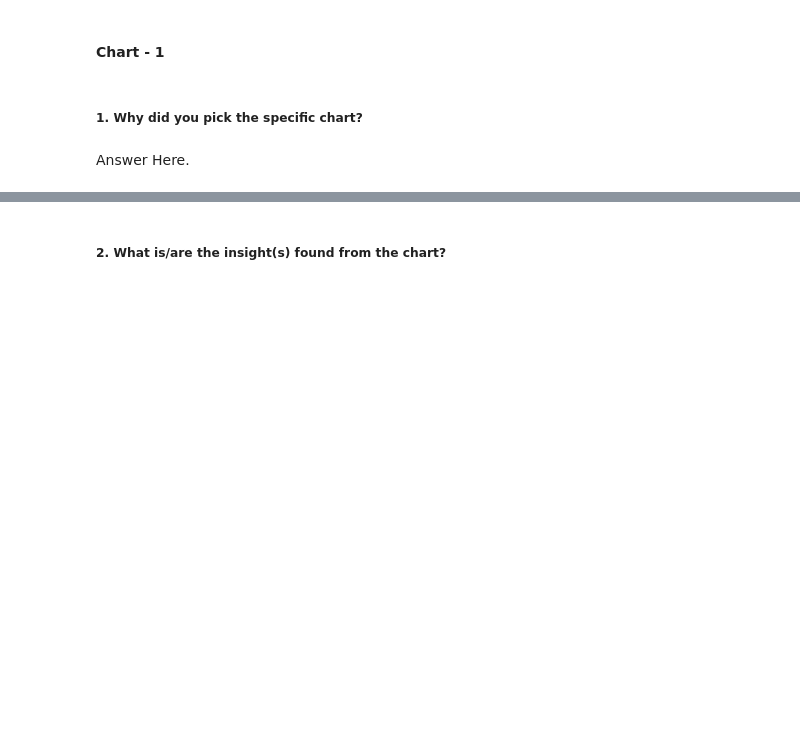
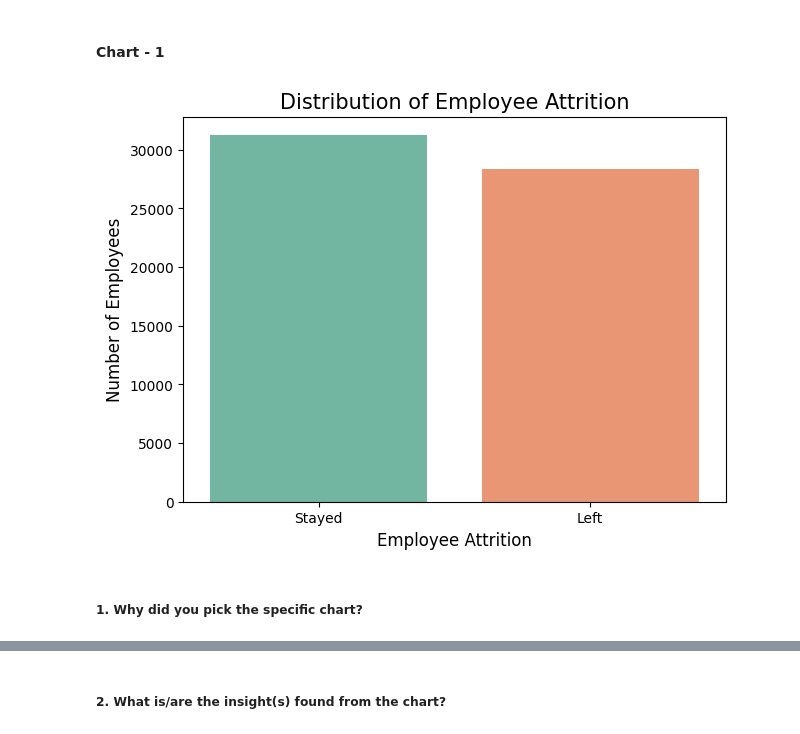
Before and after one commit to Sneha8126/Sneha-Sample-Classisfication--ML-Submission-Template, a Jupyter notebook: Sneha_Sample_Classisfication_ML_Submission_Template.ipynb, the cells around one changed output, grey strips where cells are left out. Cells and saved outputs as stored; diff of their text form; code cells hidden in the pictures; blank space fills up the shorter version.

Commit message:
Added Chart-1 and its insights

```diff
--- a/Sneha_Sample_Classisfication_ML_Submission_Template.ipynb
+++ b/Sneha_Sample_Classisfication_ML_Submission_Template.ipynb
@@ -340,4 +338,19 @@ The Number of Duplicated Rows : 0
+# %%
+# Chart - 1 visualization code
+plt.figure(figsize=(7,5))
+
+sns.countplot(
+    data=df,
+    x='Attrition',
+    palette='Set2'
+)
+
+plt.title('Distribution of Employee Attrition', fontsize=15)
+plt.xlabel('Employee Attrition', fontsize=12)
+plt.ylabel('Number of Employees', fontsize=12)
+
+plt.show()
+# %% [output]
+[figure, added]
 # %% [markdown]
 ##### 1. Why did you pick the specific chart?
-# %% [markdown]
-Answer Here.
```
Also changed, not shown: parts of 6 cells of this notebook.
